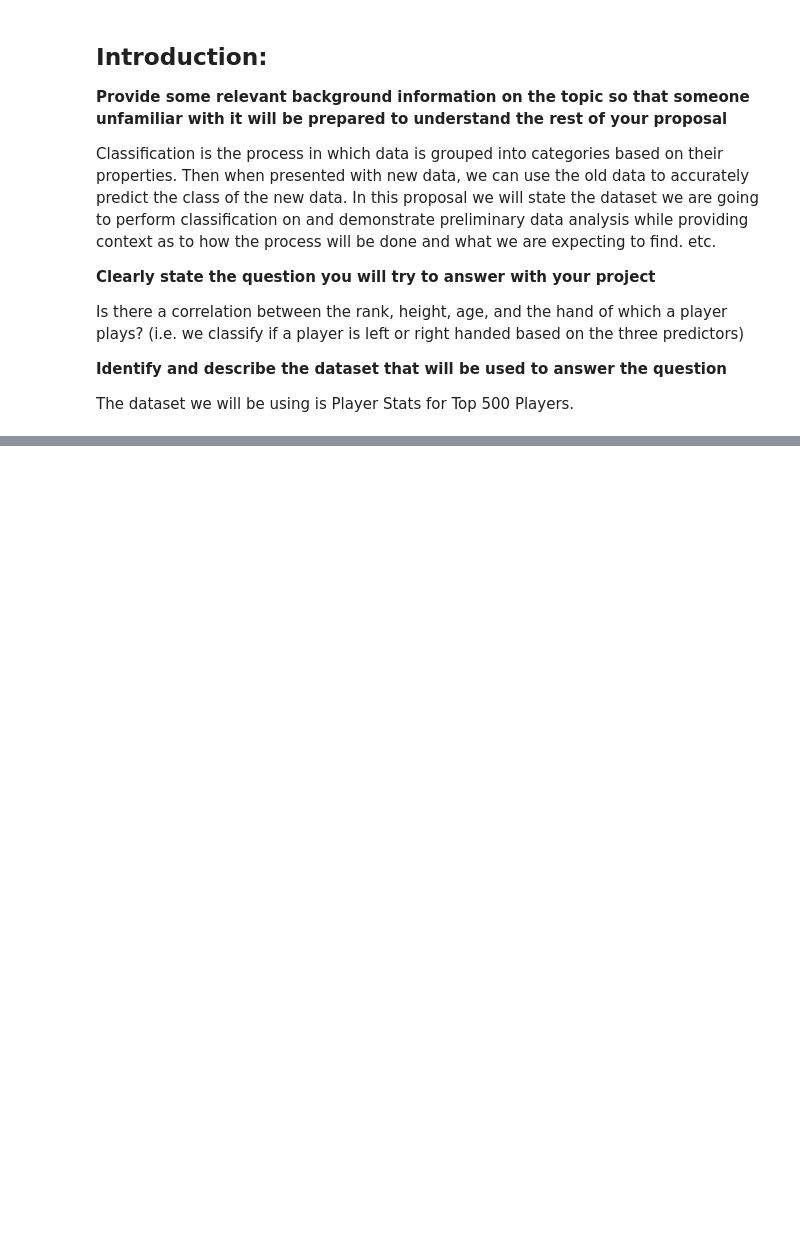
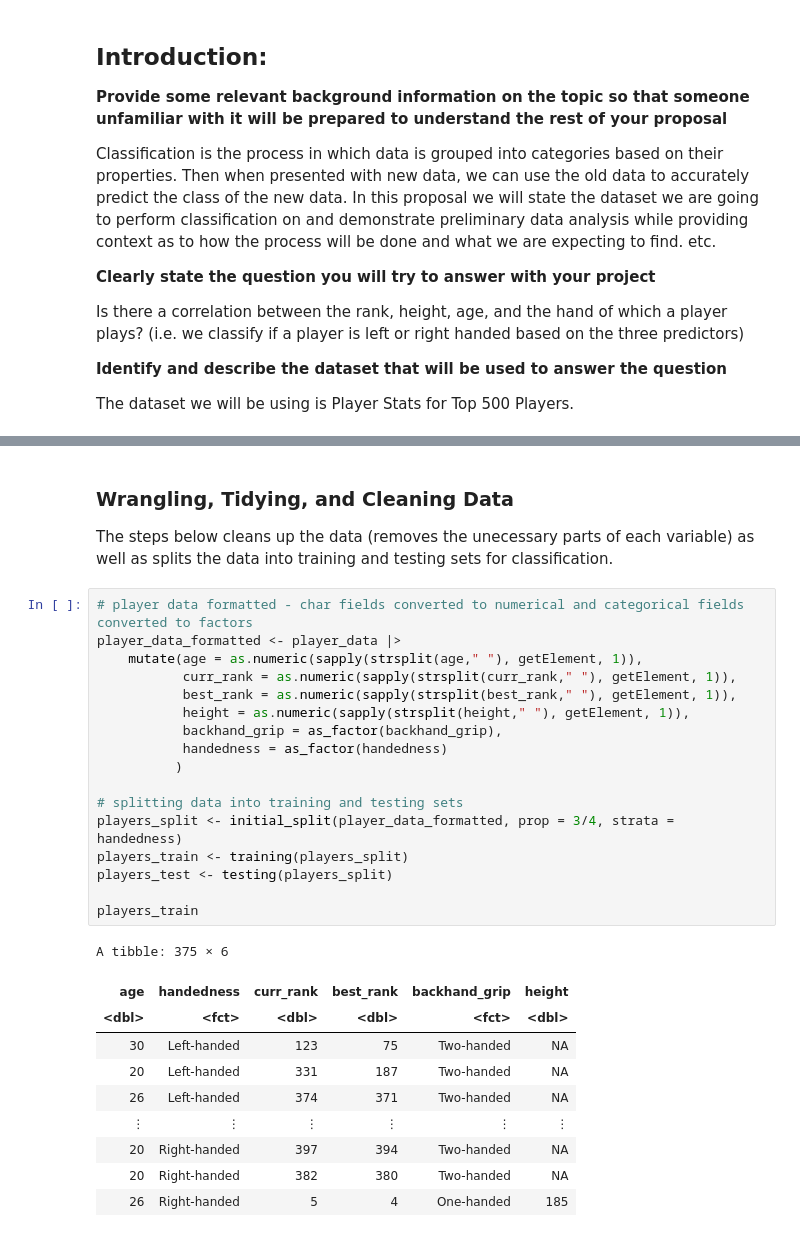
Before and after one commit to lu-ben/dsci-project, a Jupyter notebook: proposal.ipynb, the cells around one changed output, grey strips where cells are left out. Drawn from its saved outputs; the diff is of its cells as text; blank space fills up the shorter version.

```diff
--- a/proposal.ipynb
+++ b/proposal.ipynb
@@ -26,0 +46,31 @@ ERROR: Error in file(filename, "r", encoding = encoding): cannot open the connec
+# %% [markdown]
+### Wrangling, Tidying, and Cleaning Data
+The steps below cleans up the data (removes the unecessary parts of each variable) as well as splits the data into training and testing sets for classification.
+# %%
+# player data formatted - char fields converted to numerical and categorical fields converted to factors
+player_data_formatted <- player_data |>
+    mutate(age = as.numeric(sapply(strsplit(age," "), getElement, 1)),
+           curr_rank = as.numeric(sapply(strsplit(curr_rank," "), getElement, 1)),
+           best_rank = as.numeric(sapply(strsplit(best_rank," "), getElement, 1)),
+           height = as.numeric(sapply(strsplit(height," "), getElement, 1)),
+           backhand_grip = as_factor(backhand_grip),
+           handedness = as_factor(handedness)
+          )
+
+# splitting data into training and testing sets
+players_split <- initial_split(player_data_formatted, prop = 3/4, strata = handedness)
+players_train <- training(players_split)
+players_test <- testing(players_split)
+
+players_train
+# %% [output]
+A tibble: 375 × 6
+| age | handedness | curr_rank | best_rank | backhand_grip | height |
+| <dbl> | <fct> | <dbl> | <dbl> | <fct> | <dbl> |
+| 30 | Left-handed | 123 | 75 | Two-handed | NA |
+| 20 | Left-handed | 331 | 187 | Two-handed | NA |
+| 26 | Left-handed | 374 | 371 | Two-handed | NA |
+| ⋮ | ⋮ | ⋮ | ⋮ | ⋮ | ⋮ |
+| 20 | Right-handed | 397 | 394 | Two-handed | NA |
+| 20 | Right-handed | 382 | 380 | Two-handed | NA |
+| 26 | Right-handed | 5 | 4 | One-handed | 185 |
```
Also changed, not shown: parts of 8 cells of this notebook.
